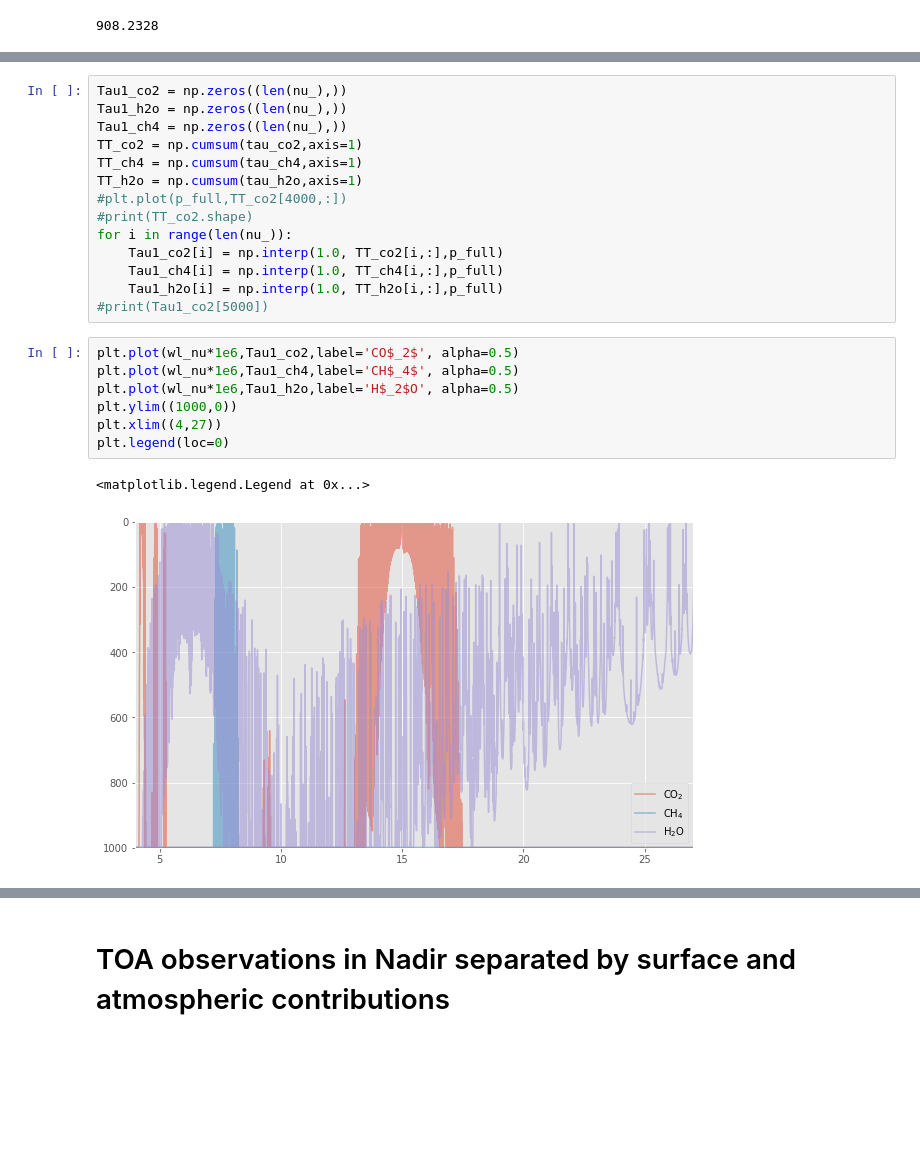
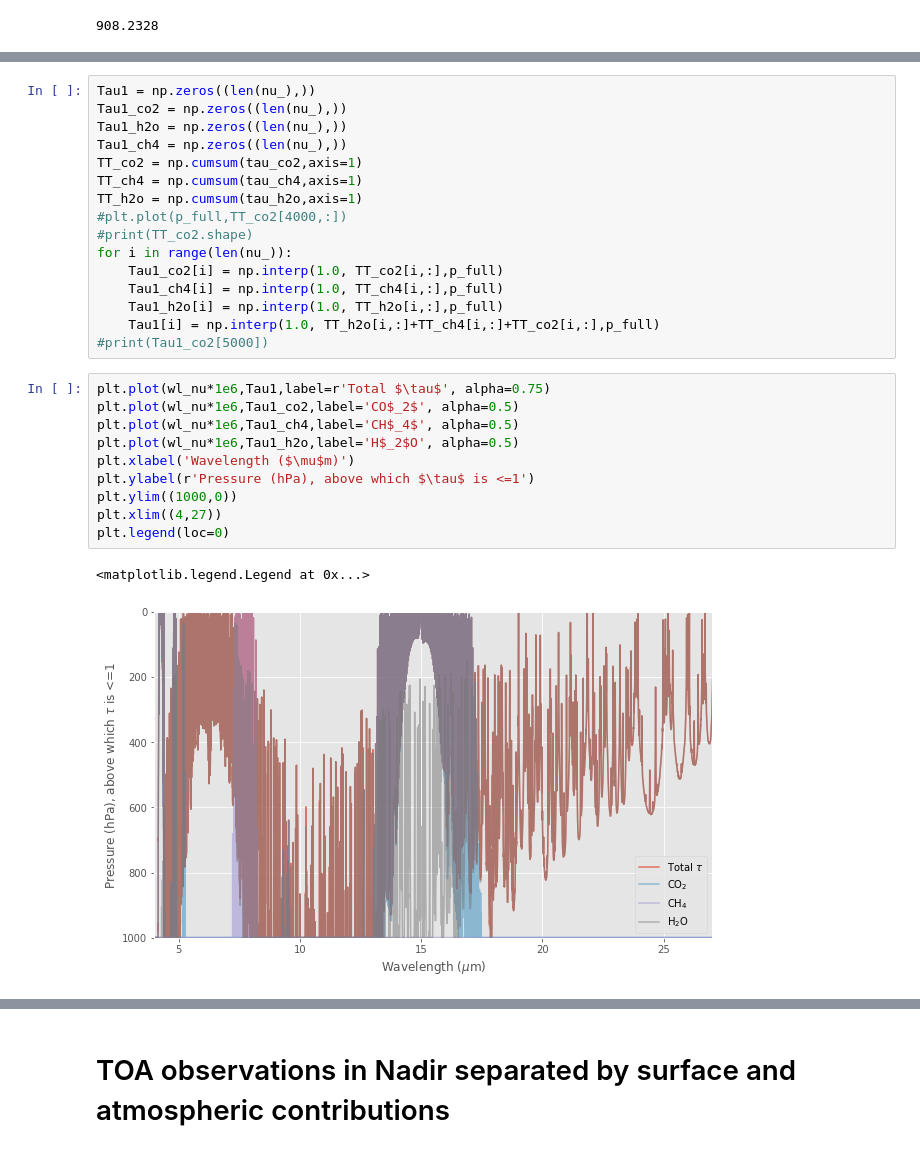
Before and after one commit to cfranken/ESE156, a Jupyter notebook: Week6/ESE156_ThermalRadiation.ipynb, the cells around one changed output, grey strips where cells are left out. Cells and saved outputs as stored; diff of their text form; blank space fills up the shorter version.

```diff
--- a/Week6/ESE156_ThermalRadiation.ipynb
+++ b/Week6/ESE156_ThermalRadiation.ipynb
@@ -389,5 +390,6 @@ print(np.sum((TOA_dH20[1:]-TOA[1:])*dwl))
 Let's compute the pressure where the optical density is about 1 (for each gas). At OD=1, we roughly have the mean free path of photons (i.e. at this pressure level, about half the photons actually reach the TOA).
 # %%
+Tau1 = np.zeros((len(nu_),))
 Tau1_co2 = np.zeros((len(nu_),))
 Tau1_h2o = np.zeros((len(nu_),))
 Tau1_ch4 = np.zeros((len(nu_),))
@@ -400,14 +402,18 @@ for i in range(len(nu_)):
     Tau1_co2[i] = np.interp(1.0, TT_co2[i,:],p_full)
     Tau1_ch4[i] = np.interp(1.0, TT_ch4[i,:],p_full)
     Tau1_h2o[i] = np.interp(1.0, TT_h2o[i,:],p_full)
+    Tau1[i] = np.interp(1.0, TT_h2o[i,:]+TT_ch4[i,:]+TT_co2[i,:],p_full)
 #print(Tau1_co2[5000])
 # %%
+plt.plot(wl_nu*1e6,Tau1,label=r'Total $\tau$', alpha=0.75)
 plt.plot(wl_nu*1e6,Tau1_co2,label='CO$_2$', alpha=0.5)
 plt.plot(wl_nu*1e6,Tau1_ch4,label='CH$_4$', alpha=0.5)
 plt.plot(wl_nu*1e6,Tau1_h2o,label='H$_2$O', alpha=0.5)
+plt.xlabel('Wavelength ($\mu$m)')
+plt.ylabel(r'Pressure (hPa), above which $\tau$ is <=1')
 plt.ylim((1000,0))
 plt.xlim((4,27))
 plt.legend(loc=0)
 # %% [output]
 <matplotlib.legend.Legend at 0x...>
-[figure, old version]
+[figure, new version]
```
Also changed, not shown: parts of 15 cells of this notebook.
